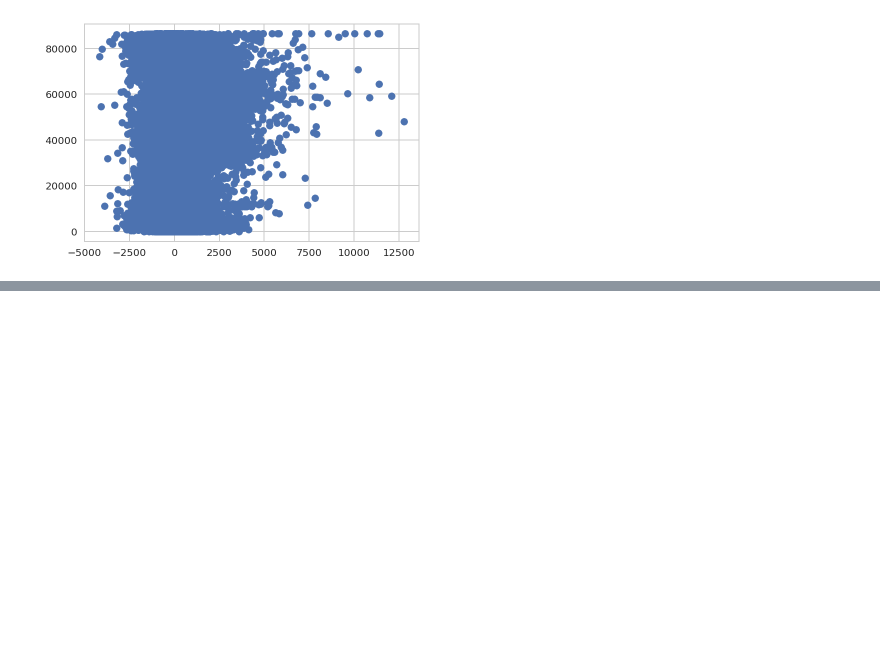
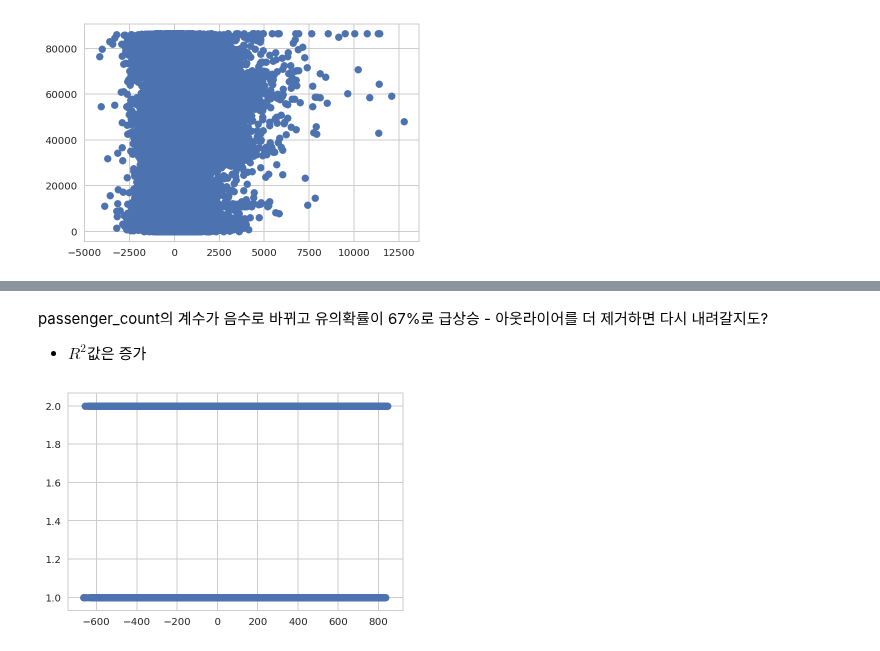
Before and after one commit to Moons08/dss-project-taxi, a Jupyter notebook: Mk/residual-feature.ipynb, the cells around one changed output, grey strips where cells are left out. Saved outputs shown, nothing was run; the diff lists cells and outputs as text; code cells hidden in the pictures; blank space fills up the shorter version.

Commit message:
add extra scatter plot

```diff
--- a/Mk/residual-feature.ipynb
+++ b/Mk/residual-feature.ipynb
@@ -119,3 +119,8 @@ plt.scatter(result.resid, test['drop_time'])
 plt.show()
 # %% [output]
 [figure]
+# %%
+test, Dropped = erase_outlier_np(result, test, feature_n, dropped=True) # 2번 제거
+model =  sm.OLS.from_formula("trip_duration ~ C(vendor_id) +C(weekday) + C(holiday) + {} + 0".format(features), data=test)
+result = model.fit()
+result.summary()
@@ -121,0 +158,5 @@ plt.show()
+# %%
+test, Dropped = erase_outlier_np(result, test, feature_n, dropped=True) # 3번 제거
+model =  sm.OLS.from_formula("trip_duration ~ C(vendor_id) +C(weekday) + C(holiday) + {} + 0".format(features), data=test)
+result = model.fit()
+result.summary()
@@ -121,0 +194,8 @@ plt.show()
+# %% [markdown]
+passenger_count의 계수가 음수로 바뀌고 유의확률이 67%로 급상승 - 아웃라이어를 더 제거하면 다시 내려갈지도?
+- $R^2$값은 증가
+# %%
+plt.scatter(result.resid, test['vendor_id'])
+plt.show()
+# %% [output]
+[figure, added]
```
Also changed, not shown: parts of 13 cells of this notebook.
